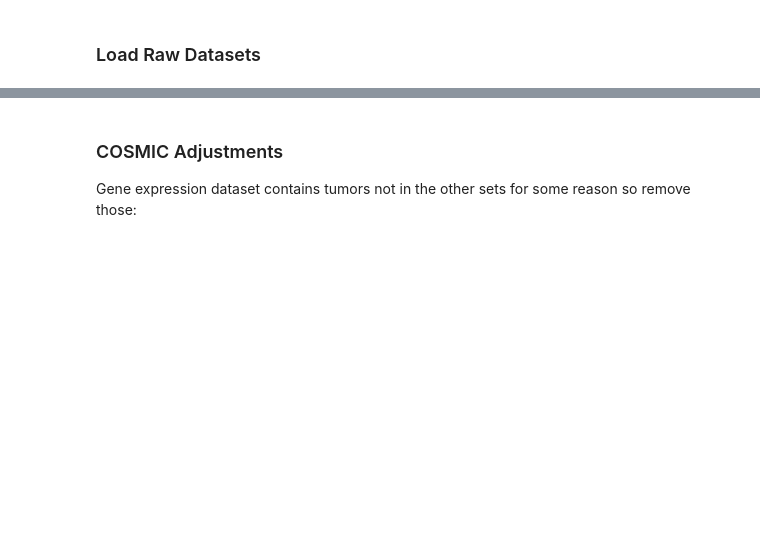
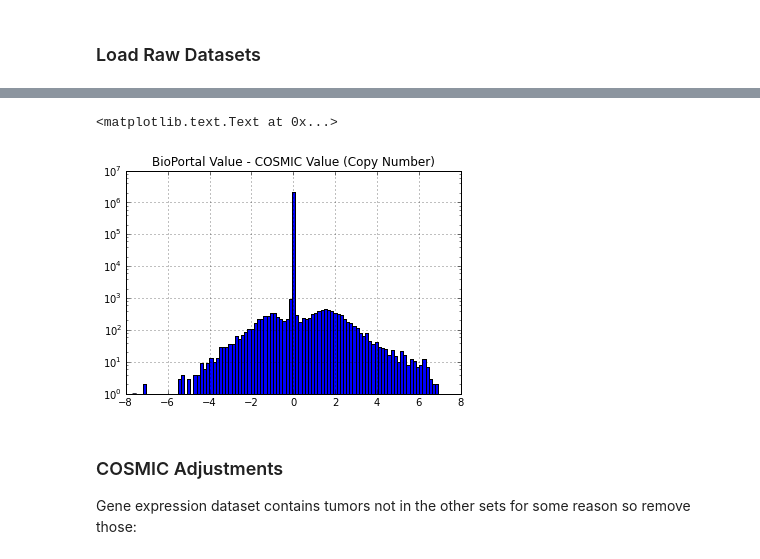
Before and after one commit to eric-czech/portfolio, a Jupyter notebook: demonstrative/python/notebooks/meetups/genomics_analytics/0_initial_analysis.ipynb, the cells around one changed output, grey strips where cells are left out. Drawn from its saved outputs; the diff is of its cells as text; code cells hidden in the pictures; blank space fills up the shorter version.

```diff
--- a/demonstrative/python/notebooks/meetups/genomics_analytics/0_initial_analysis.ipynb
+++ b/demonstrative/python/notebooks/meetups/genomics_analytics/0_initial_analysis.ipynb
@@ -71,0 +78,24 @@ d_o_mu, d_h_mu, d_c_mu = fetch_all('mutations')
+# %%
+# Look at differences between original BioPortal data and COSMIC for copy number
+d1 = d_o_cn
+d2 = d_c_cn
+# %%
+d1 = d1.set_index(['tumorID', 'res_AUC', 'res_IC50', 'response', 'type']).stack()
+d1.name = 'value'
+d1 = d1.reset_index().rename(columns={
+        'level_5':'feature', 'res_AUC': 'biop_AUC',
+        'res_IC50': 'biop_IC50', 'value': 'biop_value'
+})
+d1 = d1.drop(['response', 'type'], axis=1)
+
+d2 = d2.set_index(['tumorID', 'res_IC50', 'response', 'type']).stack()
+d2.name = 'value'
+d2 = d2.reset_index().rename(columns={
+        'level_4':'feature', 'res_IC50': 'cosmic_IC50', 'value': 'cosmic_value'
+})
+d2 = d2.drop(['response', 'type'], axis=1)
+
+conflicts = pd.merge(d1, d2, on=['tumorID', 'feature'])
+conflicts['delta'] = conflicts['biop_value'] - conflicts['cosmic_value']
+
+conflicts.head()
@@ -71,0 +109,8 @@ d_o_mu, d_h_mu, d_c_mu = fetch_all('mutations')
+# %%
+conflicts['delta'] = conflicts['biop_value'] - conflicts['cosmic_value']
+ax = conflicts['delta'].hist(bins=100)
+ax.set_yscale('log')
+ax.set_title('BioPortal Value - COSMIC Value (Copy Number)')
+# %% [output]
+<matplotlib.text.Text at 0x...>
+[figure, added]
```
Also changed, not shown: parts of 4 cells of this notebook, 41 other files.
